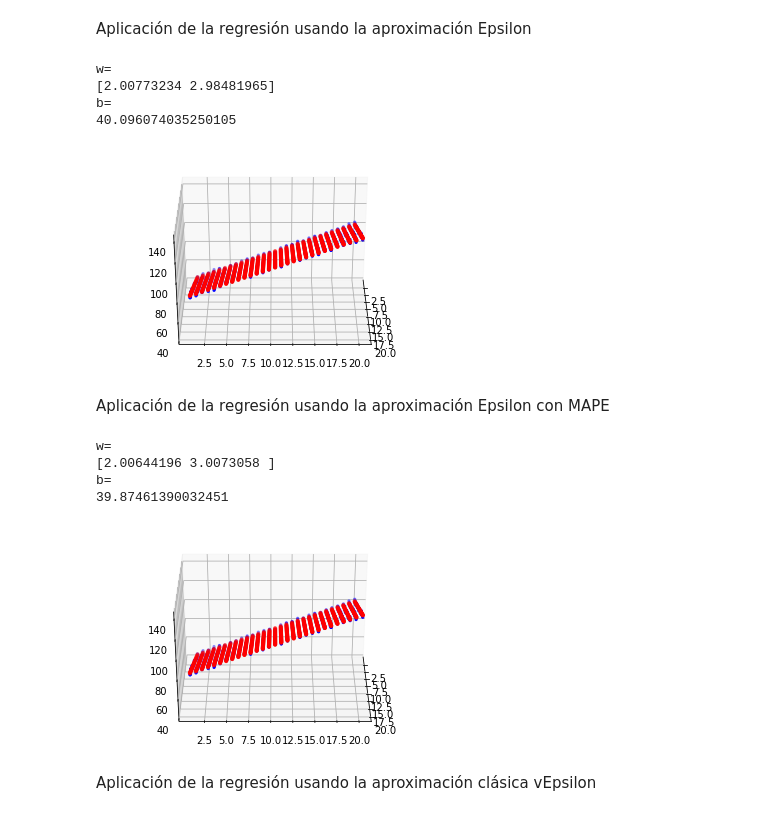
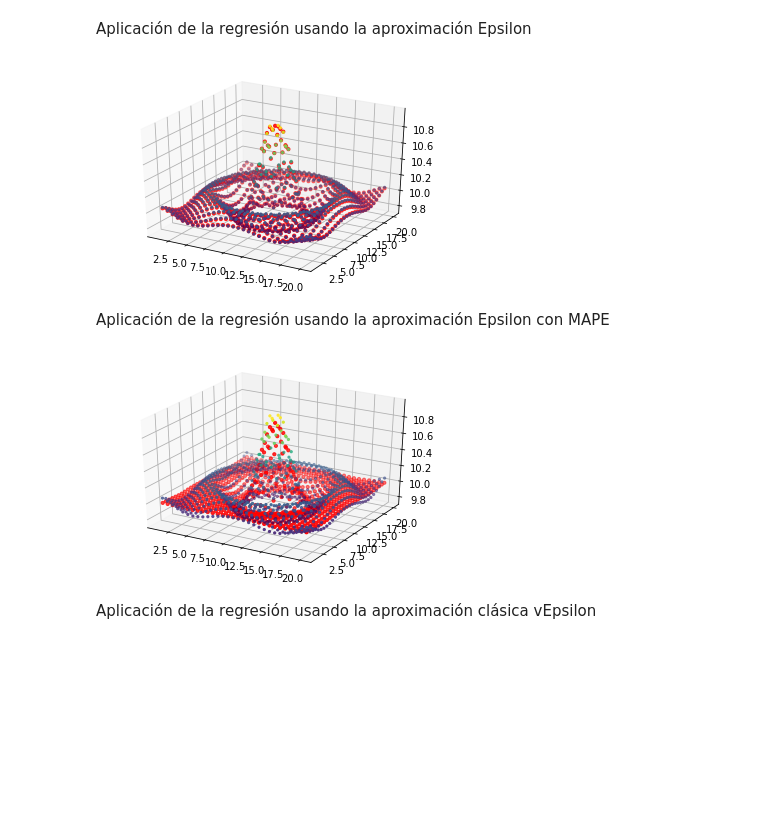
Before and after one commit to agui197/Proyecto-Mape, a Jupyter notebook: Minimización MAPE.ipynb, the cells around one changed output. Saved outputs shown, nothing was run; the diff lists cells and outputs as text; code cells hidden in the pictures; blank space fills up the shorter version.

```diff
--- a/Minimización MAPE.ipynb
+++ b/Minimización MAPE.ipynb
@@ -45,3 +120,9 @@ def linrbf_kernel(X1,X2,gamma=None,lck=1):
+# %%
+#%% Simulacion del modelo de regresion
+def sim_modelo(X,params):
+    K_sv = custom_kernel(params[0],X,kernel=params[3],gamma=params[4],lck=params[5])
+    y = np.dot(params[1],K_sv)+params[2]
+    return y
 # %%
 # Optimization classic E-regression with cvxpy
 def SVR_E(X,y,epsilon=0.01,c=10,kernel='linear',gamma=None,lck=1):
@@ -113,12 +184,7 @@ def SVR_E_MAPE(X,y,epsilon=0.01,c=10,kernel='linear',gamma=None,lck=1):
     onev = np.ones((nsamples,1))
 
     # Kernel matrix
-    if kernel == 'linear':
-        K = linear_kernel(X,X)
-    elif kernel == 'rbf':
-        K = rbf_kernel(X,X,gamma=gamma)
-    elif kernel == 'linrbf':
-        K = linrbf_kernel(X,X,gamma=gamma,lck=lck)
+    K = custom_kernel(Xm,Xm,kernel=kernel,gamma=gamma,lck=lck)
 
     # Optimization E-regression with MAPE
     alpha1 = cp.Variable((nsamples,1))
@@ -145,16 +211,10 @@ def SVR_E_MAPE(X,y,epsilon=0.01,c=10,kernel='linear',gamma=None,lck=1):
     x_sv = X[indx[:,0],:]
     y_sv = y[indx[:,0]]
 
+    # Coef0 obtention
+    b = np.mean(y_sv-np.dot(alpha_sv,custom_kernel(x_sv,x_sv,kernel=kernel,gamma=gamma,lck=lck)))
 
-    w = np.sum(np.transpose(np.tile(alpha_sv,(nfeatures,1)))*x_sv,axis=0)
-    b = np.mean(y_sv-np.dot(x_sv,w))
-
-    print('w=')
-    print(w)
-    print('b=')
-    print(b)
-
-    return w,b
+    return x_sv,alpha_sv,b,kernel,gamma,lck
 # %%
 #%% Optimization classic v formulation E-regression with cvxpy
 def SVR_vE(X,y,epsilon=0.01,c=10,v=1,kernel='linear',gamma=None,lck=1):
@@ -275,47 +313,51 @@ def SVR_vMAPE(X,y,epsilon=0.01,c=10,v=1,kernel='linear',gamma=None,lck=1):
 # %% [markdown]
 Aplicación de la regresión usando la aproximación Epsilon
 # %%
-# Aplicar la regresion epsilon
-w_Ereg,b_Ereg = SVR_E(Xm,y,epsilon=0.01,c=10,kernel='linear',gamma=None,lck=1)
+#%% Aplicar la regresion epsilon
+# Parameters values
+#   epsilon default: 0.1, epsilon>0
+#   c default: 10, c>0
+#   kernel default: 'linear', other values ('rbf','linrbf')
+#   gamma default: None, other values gamma>0
+#   lck default: 1 (linear kernel), other values 0<=lck<=1
+
+# kernel = 'linear' # kernel type selection
+# lck = 1 # constant to kernel linear combination
+# gamma = None # parameter
+
+params_E = SVR_E(Xm,y,epsilon=0.01,c=10,kernel='rbf',gamma=None,lck=1)
 
 #% Simular el modelo
-y_Ereg = np.dot(Xm,w_Ereg)+b_Ereg
+y_Ereg = sim_modelo(Xm,params_E)
+
 
 #% Visualizar los resultados
 fig = plt.figure()
 ax = fig.add_subplot(111, projection='3d')
-ax.scatter(x1m, x2m, y, c='b',s=5)
-ax.scatter(x1m, x2m, y_Ereg, c='r',s=10)
-ax.view_init(30, 0)
+ax.scatter(Xm[:,0], Xm[:,1], y, c=y,s=5)
+ax.scatter(Xm[:,0], Xm[:,1], y_Ereg, c='r',s=10)
+#ax.view_init(30, 0)
 plt.show()
 # %% [output]
-w=
-[2.00773234 2.98481965]
-b=
-40.096074035250105
-[figure, old version]
+[figure, new version]
 # %% [markdown]
 Aplicación de la regresión usando la aproximación Epsilon con MAPE
 # %%
-# Aplicar la regresion epsilon MAPE
-w_mape,b_mape = SVR_E_MAPE(Xm,y,epsilon=0.01,c=10,kernel='linear',gamma=None,lck=1)
+#%% Aplicar la regresion epsilon MAPE
+params_Emape = SVR_E_MAPE(Xm,y,epsilon=0.01,c=10,kernel='rbf',gamma=None,lck=1)
 
 #% Simular el modelo
-y_mape = np.dot(Xm,w_mape)+b_mape
+y_mape = sim_modelo(Xm,params_Emape)
 
 #% Visualizar los resultados
 fig = plt.figure()
 ax = fig.add_subplot(111, projection='3d')
-ax.scatter(x1m, x2m, y, c='b',s=5)
-ax.scatter(x1m, x2m, y_mape, c='r',s=10)
-ax.view_init(30, 0)
+ax.scatter(Xm[:,0],Xm[:,1], y, c=y,s=5)
+ax.scatter(Xm[:,0],Xm[:,1], y_mape, c='r',s=10)
+#ax.view_init(30, 0)
 plt.show()
 # %% [output]
-w=
-[2.00644196 3.0073058 ]
-b=
-39.87461390032451
-[figure, old version]
+[figure, new version]
 # %% [markdown]
 Aplicación de la regresión usando la aproximación clásica vEpsilon
 # %%
```
Also changed, not shown: parts of 16 cells of this notebook, 2 other files.
